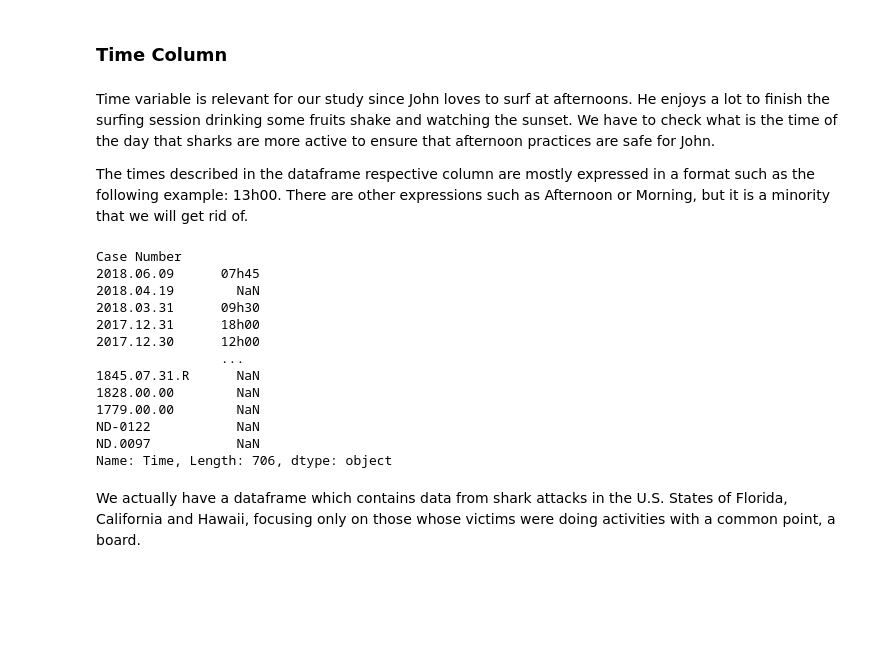
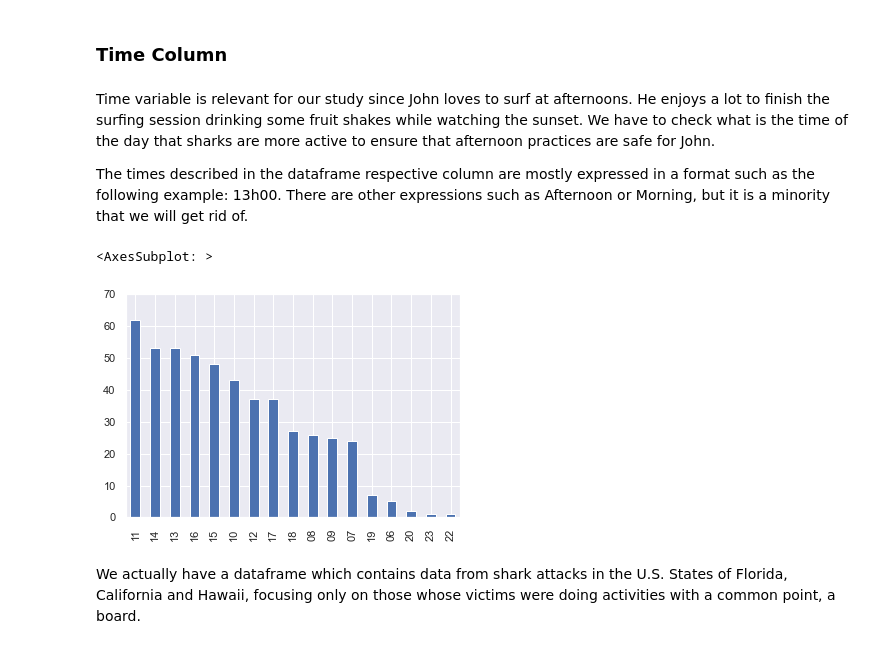
Before and after one commit to gerardrius/Gerard-project-I-pandas, a Jupyter notebook: clean_general.ipynb, the cells around one changed output. Drawn from its saved outputs; the diff is of its cells as text; code cells hidden in the pictures; blank space fills up the shorter version.

Commit message:
Made huge progress cleaning the database. Work almost done -> revise and create good visuals

```diff
--- a/clean_general.ipynb
+++ b/clean_general.ipynb
@@ -229,28 +229,15 @@ The dataframe is shrinking more and more, the actual number of rows is 706.
 # %% [markdown]
 ### Time Column
 # %% [markdown]
-Time variable is relevant for our study since John loves to surf at afternoons. He enjoys a lot to finish the surfing session drinking some fruits shake and watching the sunset. We have to check what is the time of the day that sharks are more active to ensure that afternoon practices are safe for John.
+Time variable is relevant for our study since John loves to surf at afternoons. He enjoys a lot to finish the surfing session drinking some fruit shakes while watching the sunset. We have to check what is the time of the day that sharks are more active to ensure that afternoon practices are safe for John.
 
 The times described in the dataframe respective column are mostly expressed in a format such as the following example: 13h00. There are other expressions such as Afternoon or Morning, but it is a minority that we will get rid of.
-# %%
-attacks_time = attacks["Time"].value_counts()
-for i in attacks["Time"]:
-    if type(i) == str:
-        if len(i) == 5 and i[:2].isdigit():
-            i.split("h")[0]
-# %% [output]
-Case Number
-2018.06.09      07h45
-2018.04.19        NaN
-2018.03.31      09h30
-2017.12.31      18h00
-2017.12.30      12h00
-                ...
-1845.07.31.R      NaN
-1828.00.00        NaN
-1779.00.00        NaN
-ND-0122           NaN
-ND.0097           NaN
-Name: Time, Length: 706, dtype: object
+# %%
+attacks["Time"] = attacks["Time"].apply(lambda x: (x.split("h")[0]) if(type(x) == str) and (len(x) == 5) and (x[:2].isdigit()) else None)
+# %%
+attacks["Time"].value_counts().plot(kind="bar")
+# %% [output]
+<AxesSubplot: >
+[figure, added]
 # %% [markdown]
 We actually have a dataframe which contains data from shark attacks in the U.S. States of Florida, California and Hawaii, focusing only on those whose victims were doing activities with a common point, a board.
```
Also changed, not shown: parts of 3 cells of this notebook, 1 other file.
